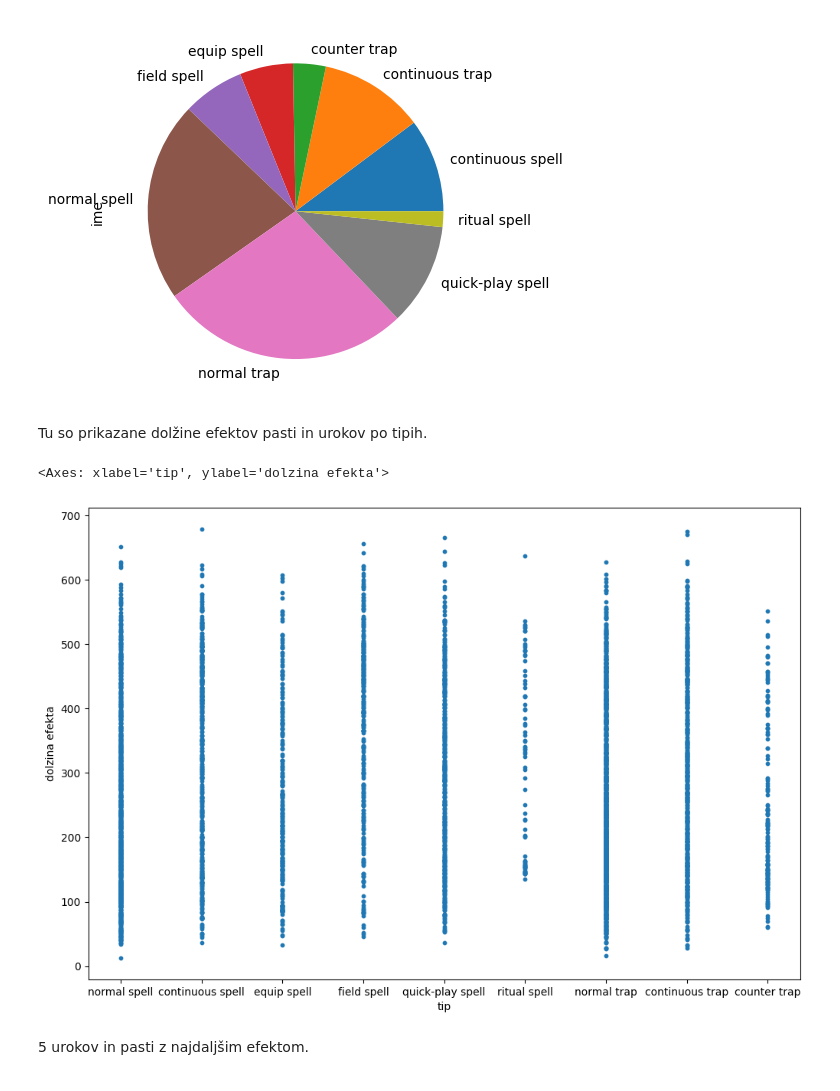
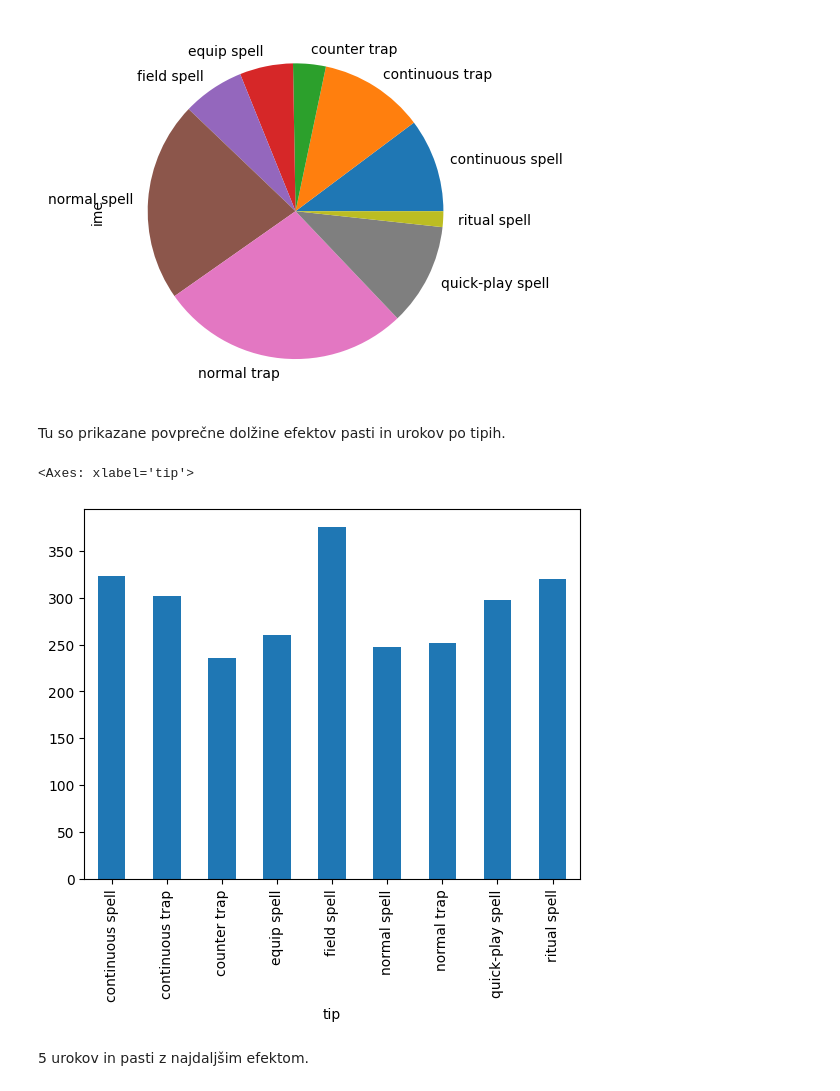
Before and after one commit to sawdem/Projektna-naloga, a Jupyter notebook: prikaz.ipynb, the cells around one changed output. Cells and saved outputs as stored; diff of their text form; code cells hidden in the pictures.

Commit message:
konec readme datoteke in sprememba vrstnega reda in texta prikaza

```diff
--- a/prikaz.ipynb
+++ b/prikaz.ipynb
@@ -103,13 +113,13 @@ graf
 <Axes: ylabel='ime'>
 [figure]
 # %% [markdown]
-Tu so prikazane dolžine efektov pasti in urokov po tipih.
+Tu so prikazane povprečne dolžine efektov pasti in urokov po tipih.
 # %%
 spells_and_traps["dolzina efekta"] = spells_and_traps["efekt"].str.len()
-spells_and_traps.plot.scatter(x="tip", y="dolzina efekta", figsize=(12, 8), s=10)
+spells_and_traps.groupby("tip")["dolzina efekta"].mean().plot.bar(y="dolzina efekta")
 # %% [output]
-<Axes: xlabel='tip', ylabel='dolzina efekta'>
+<Axes: xlabel='tip'>
-[figure, old version]
+[figure, new version]
 # %% [markdown]
 5 urokov in pasti z najdaljšim efektom.
 # %%
```
Also changed, not shown: parts of 24 cells of this notebook, 1 other file.
